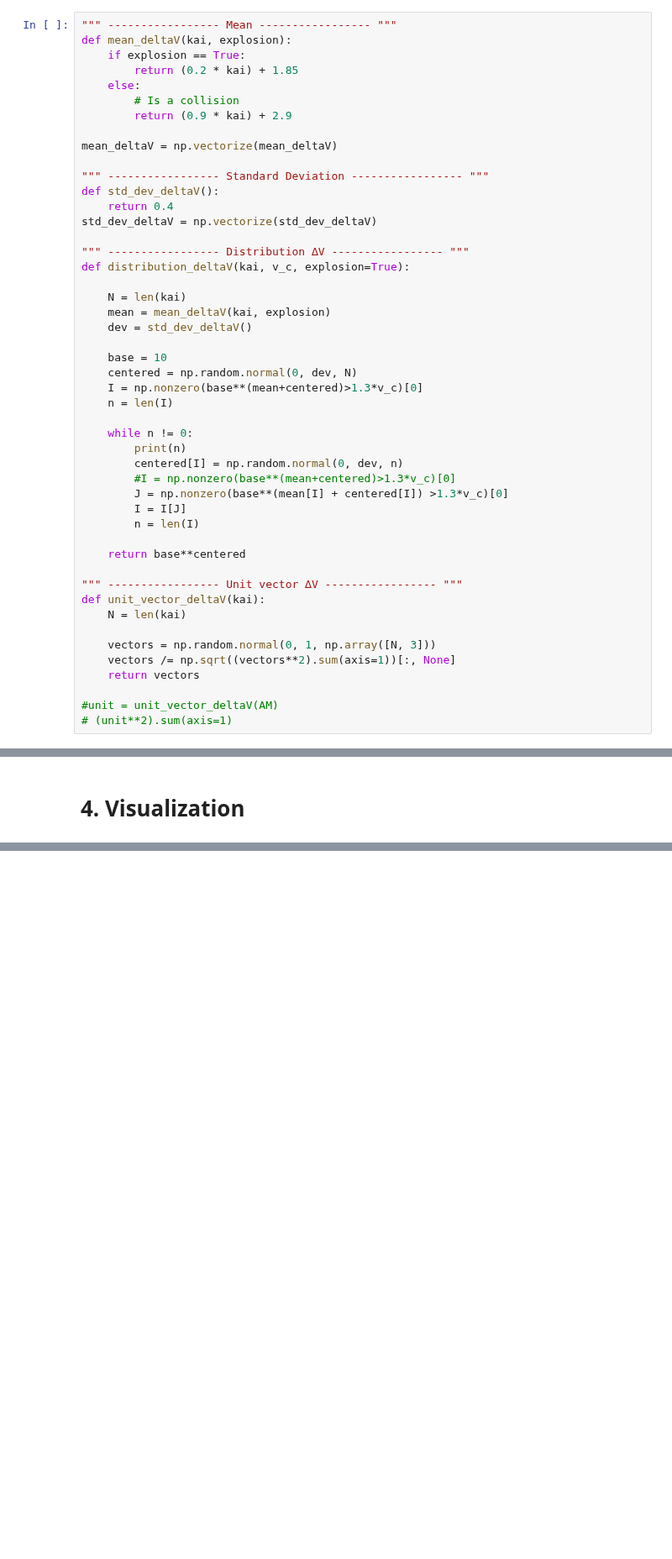
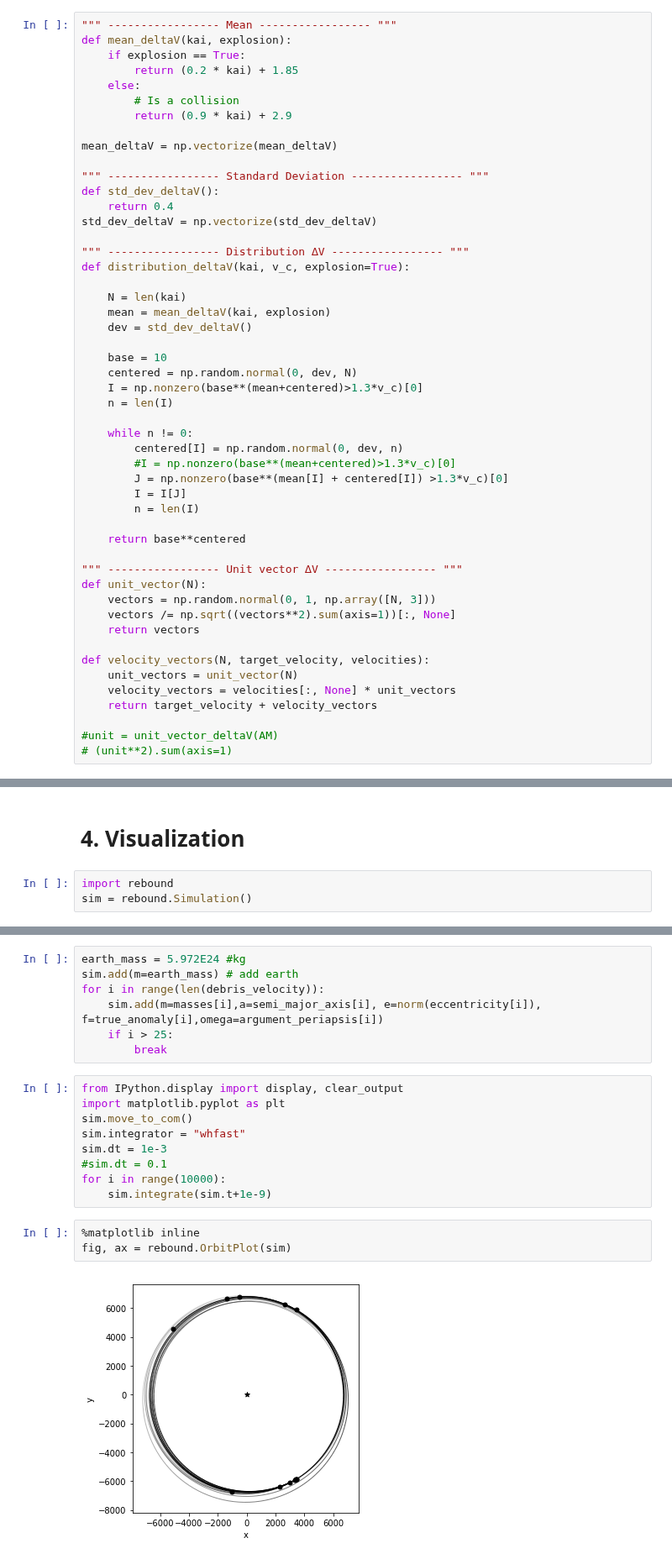
Before and after one commit to ReeceHumphreys/ODAP, a Jupyter notebook: Kessler.ipynb, the cells around one changed output, grey strips where cells are left out. Shown at 84% size. Saved outputs shown, nothing was run; the diff lists cells and outputs as text; blank space fills up the shorter version.

```diff
--- a/Kessler.ipynb
+++ b/Kessler.ipynb
@@ -472,7 +472,6 @@ def distribution_deltaV(kai, v_c, explosion=True):
     n = len(I)
 
     while n != 0:
-        print(n)
         centered[I] = np.random.normal(0, dev, n)
         #I = np.nonzero(base**(mean+centered)>1.3*v_c)[0]
         J = np.nonzero(base**(mean[I] + centered[I]) >1.3*v_c)[0]
@@ -482,13 +481,16 @@ def distribution_deltaV(kai, v_c, explosion=True):
     return base**centered
 
 """ ----------------- Unit vector ∆V ----------------- """
-def unit_vector_deltaV(kai):
-    N = len(kai)
-
+def unit_vector(N):
     vectors = np.random.normal(0, 1, np.array([N, 3]))
     vectors /= np.sqrt((vectors**2).sum(axis=1))[:, None]
     return vectors
 
+def velocity_vectors(N, target_velocity, velocities):
+    unit_vectors = unit_vector(N)
+    velocity_vectors = velocities[:, None] * unit_vectors
+    return target_velocity + velocity_vectors
+
 #unit = unit_vector_deltaV(AM)
 # (unit**2).sum(axis=1)
 # %%
@@ -671,2 +665,5 @@ da_dt = - ((c_d * A) / M) * np.sqrt(mu_E * a) * p_ref * np.exp(-(a - R_h) / (H))
 # %% [markdown]
 <h1>4. Visualization </h1>
+# %%
+import rebound
+sim = rebound.Simulation()
@@ -672,0 +676,21 @@ da_dt = - ((c_d * A) / M) * np.sqrt(mu_E * a) * p_ref * np.exp(-(a - R_h) / (H))
+# %%
+earth_mass = 5.972E24 #kg
+sim.add(m=earth_mass) # add earth
+for i in range(len(debris_velocity)):
+    sim.add(m=masses[i],a=semi_major_axis[i], e=norm(eccentricity[i]), f=true_anomaly[i],omega=argument_periapsis[i])
+    if i > 25:
+        break
+# %%
+from IPython.display import display, clear_output
+import matplotlib.pyplot as plt
+sim.move_to_com()
+sim.integrator = "whfast"
+sim.dt = 1e-3
+#sim.dt = 0.1
+for i in range(10000):
+    sim.integrate(sim.t+1e-9)
+# %%
+%matplotlib inline
+fig, ax = rebound.OrbitPlot(sim)
+# %% [output]
+[figure, added]
```
Also changed, not shown: parts of 12 cells of this notebook, 1 other file.
